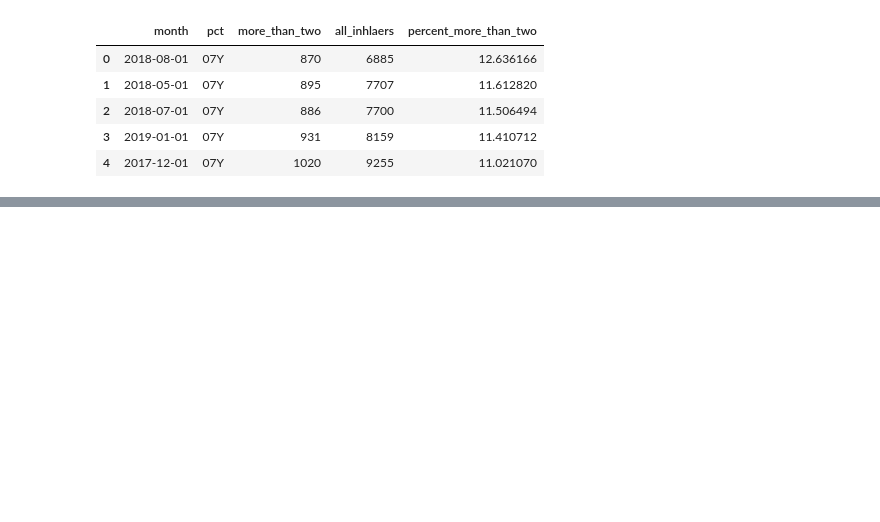
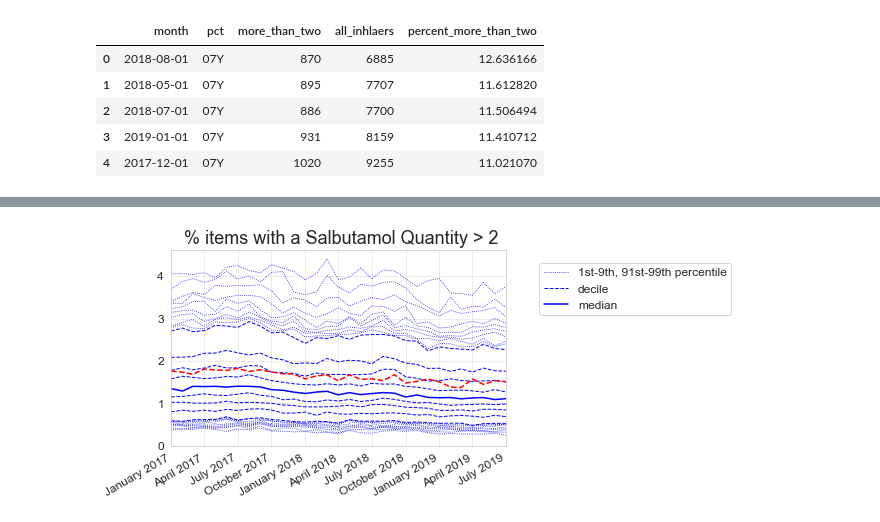
Before and after one commit to ebmdatalab/jupyter-notebooks, a Jupyter notebook: new_measures/Drafts/Enviromental Inhalers/Large Quantities of Salbutamol.ipynb, the cells around one changed output, grey strips where cells are left out. Saved outputs shown, nothing was run; the diff lists cells and outputs as text; code cells hidden in the pictures; blank space fills up the shorter version.

```diff
--- a/new_measures/Drafts/Enviromental Inhalers/Large Quantities of Salbutamol.ipynb
+++ b/new_measures/Drafts/Enviromental Inhalers/Large Quantities of Salbutamol.ipynb
@@ -96,0 +155,17 @@ plt.show()
+# %%
+#create sample deciles
+
+charts.deciles_chart(
+        df2_salb_qty,
+        period_column='month',
+        column='items_percent_more_than_two',
+        title=" % items with a Salbutamol Quantity > 2",
+        show_outer_percentiles=True)
+
+#add in example CCG (Devon - 15N)
+df_subject = df2_salb_qty.loc[df2_salb_qty['pct'] == '15N'].sort_values(by=['month'])
+plt.plot(df_subject['month'], df_subject['items_percent_more_than_two'], 'r--')
+
+plt.show()
+# %% [output]
+[figure, added]
```
Also changed, not shown: parts of 15 cells of this notebook, 2 other files.
